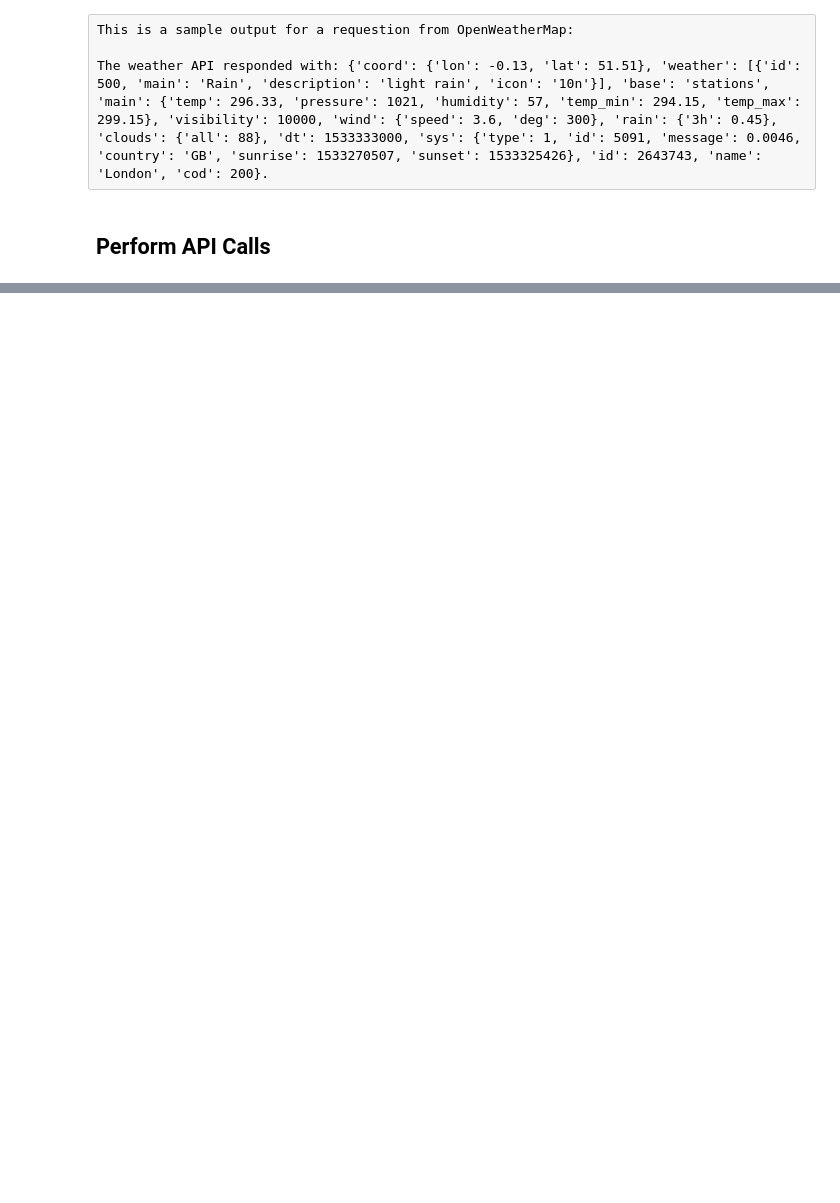
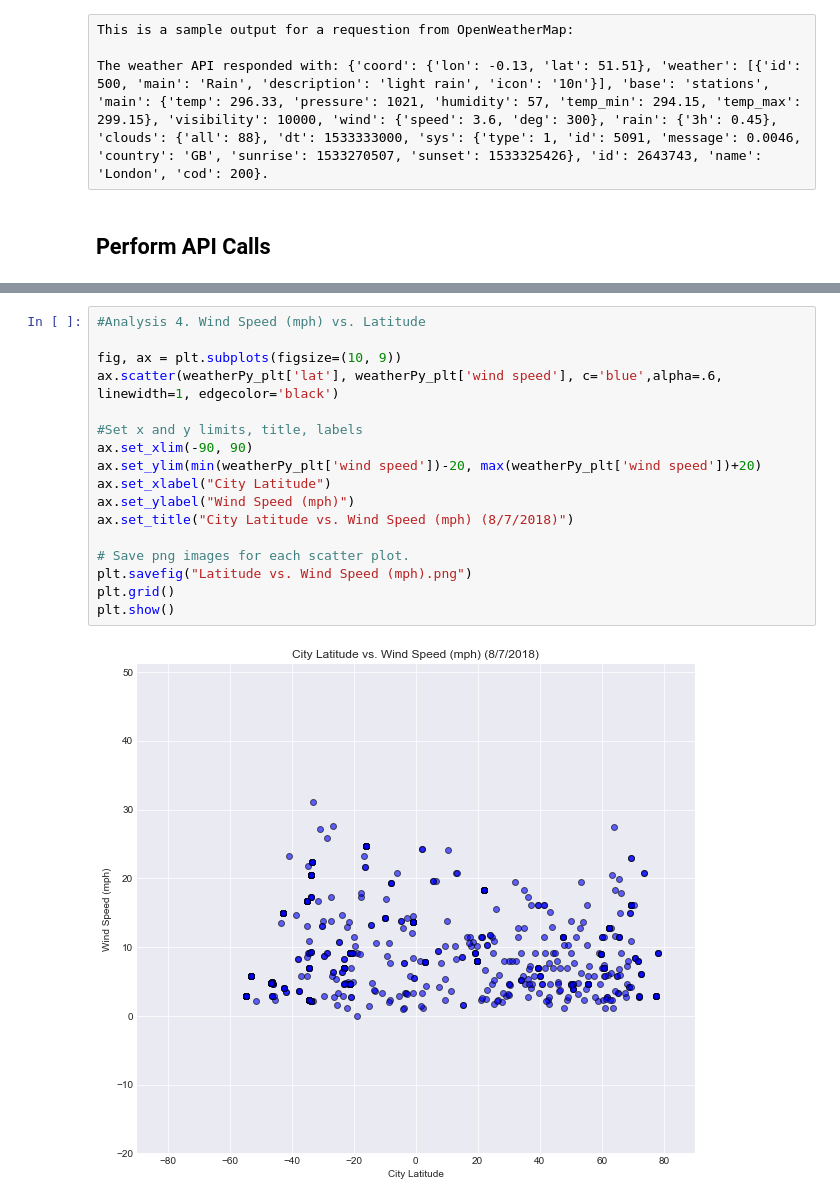
Before and after one commit to shrawantee/API-Pandas-WeatherAnalysis, a Jupyter notebook: HW6-WeatherPy-DS.ipynb, the cells around one changed output, grey strips where cells are left out. Saved outputs shown, nothing was run; the diff lists cells and outputs as text; blank space fills up the shorter version.

```diff
--- a/HW6-WeatherPy-DS.ipynb
+++ b/HW6-WeatherPy-DS.ipynb
@@ -224,0 +302,19 @@ plt.show()
+# %%
+#Analysis 4. Wind Speed (mph) vs. Latitude
+
+fig, ax = plt.subplots(figsize=(10, 9))
+ax.scatter(weatherPy_plt['lat'], weatherPy_plt['wind speed'], c='blue',alpha=.6, linewidth=1, edgecolor='black')
+
+#Set x and y limits, title, labels
+ax.set_xlim(-90, 90)
+ax.set_ylim(min(weatherPy_plt['wind speed'])-20, max(weatherPy_plt['wind speed'])+20)
+ax.set_xlabel("City Latitude")
+ax.set_ylabel("Wind Speed (mph)")
+ax.set_title("City Latitude vs. Wind Speed (mph) (8/7/2018)")
+
+# Save png images for each scatter plot.
+plt.savefig("Latitude vs. Wind Speed (mph).png")
+plt.grid()
+plt.show()
+# %% [output]
+[figure, added]
```
Also changed, not shown: parts of 11 cells of this notebook, 6 other files.
